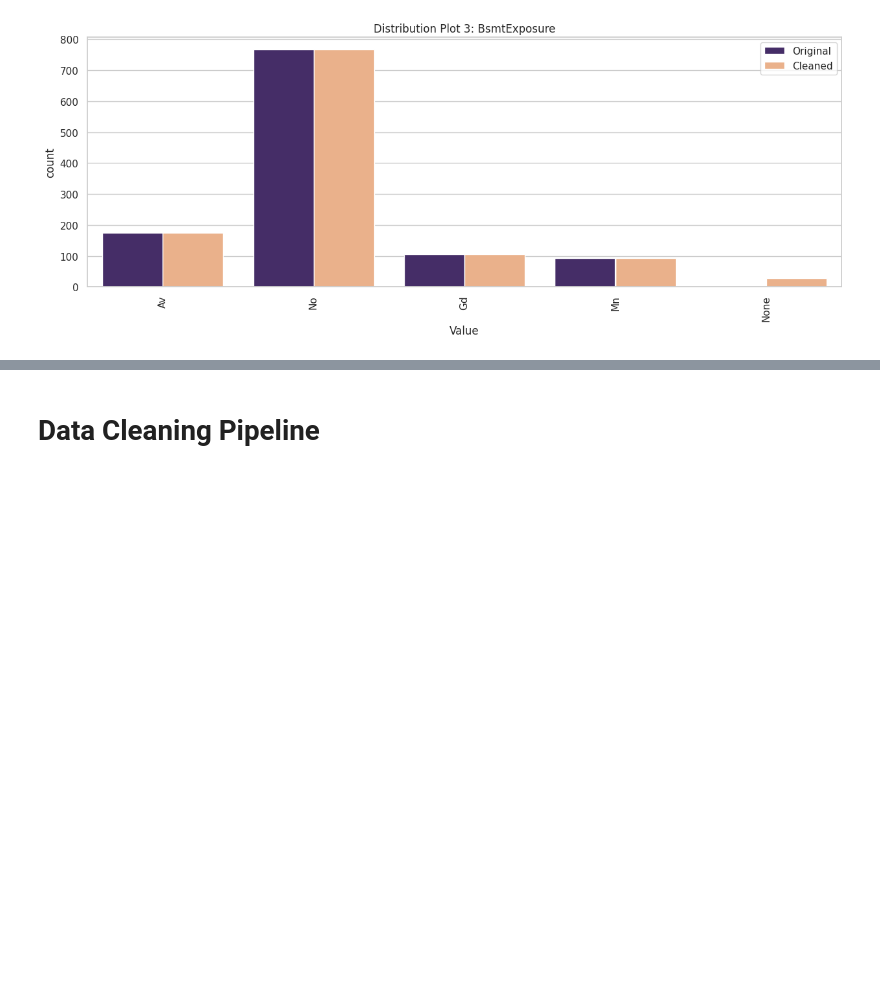
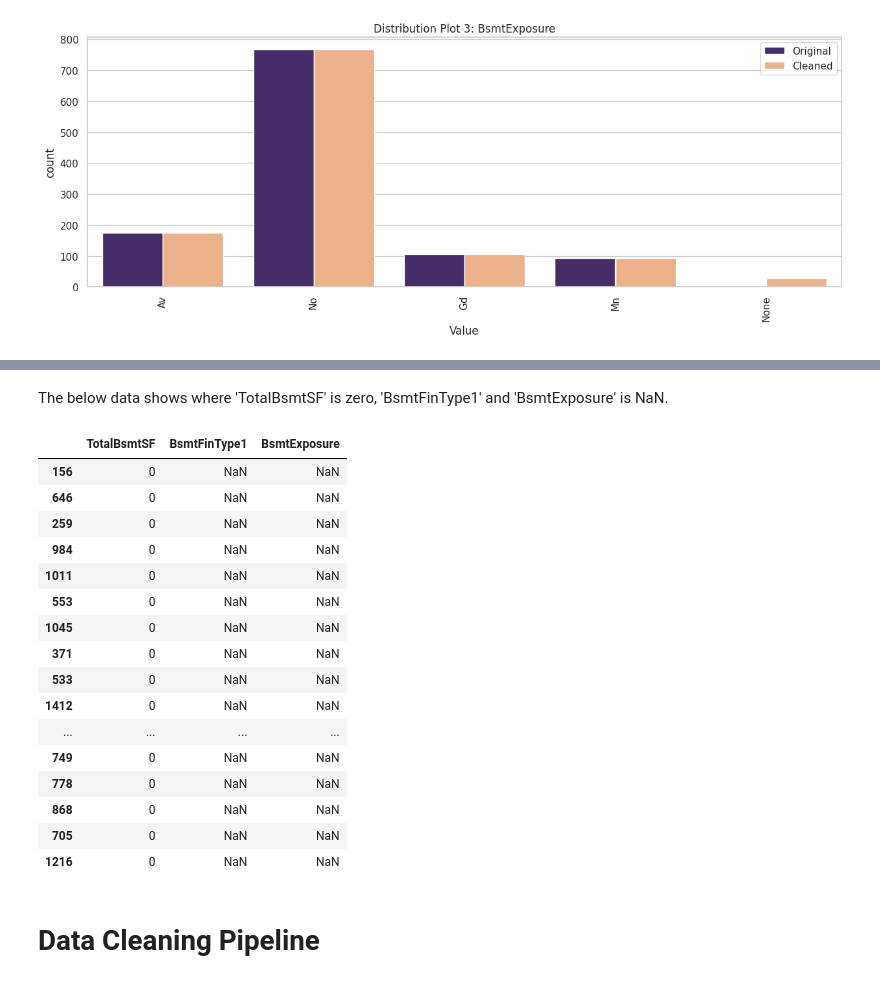
Before and after one commit to mjrosi/PriceProphet-PP5, a Jupyter notebook: jupyter_notebooks/02_Data_Cleaning.ipynb, the cells around one changed output, grey strips where cells are left out. Saved outputs shown, nothing was run; the diff lists cells and outputs as text; code cells hidden in the pictures; blank space fills up the shorter version.

Commit message:
Extended Data Cleaning notebook with new code, additional imports, and clarifications.

```diff
--- a/jupyter_notebooks/02_Data_Cleaning.ipynb
+++ b/jupyter_notebooks/02_Data_Cleaning.ipynb
@@ -309,3 +359,25 @@ DataCleaningEffect(df_original=TrainSet,
+# %% [markdown]
+The below data shows where 'TotalBsmtSF' is zero, 'BsmtFinType1' and 'BsmtExposure' is NaN.
+# %%
+TrainSet[(TrainSet['TotalBsmtSF'] ==0)][['TotalBsmtSF','BsmtFinType1', 'BsmtExposure']]
+# %% [output]
+|  | TotalBsmtSF | BsmtFinType1 | BsmtExposure |
+| 156 | 0 | NaN | NaN |
+| 646 | 0 | NaN | NaN |
+| 259 | 0 | NaN | NaN |
+| 984 | 0 | NaN | NaN |
+| 1011 | 0 | NaN | NaN |
+| 553 | 0 | NaN | NaN |
+| 1045 | 0 | NaN | NaN |
+| 371 | 0 | NaN | NaN |
+| 533 | 0 | NaN | NaN |
+| 1412 | 0 | NaN | NaN |
+| ... | ... | ... | ... |
+| 749 | 0 | NaN | NaN |
+| 778 | 0 | NaN | NaN |
+| 868 | 0 | NaN | NaN |
+| 705 | 0 | NaN | NaN |
+| 1216 | 0 | NaN | NaN |
 # %% [markdown]
 # Data Cleaning Pipeline
 # %% [markdown]
```
Also changed, not shown: parts of 11 cells of this notebook, 5 other files.
